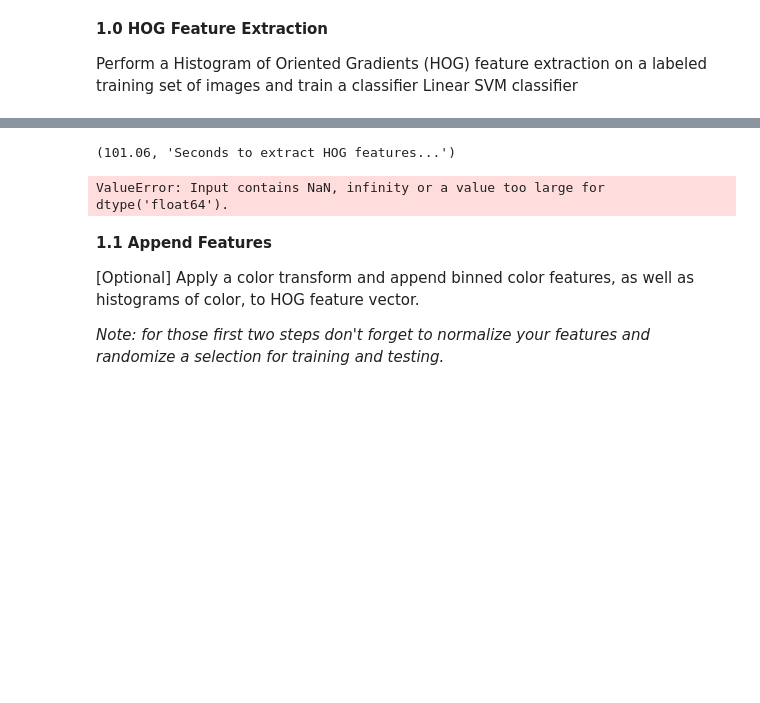
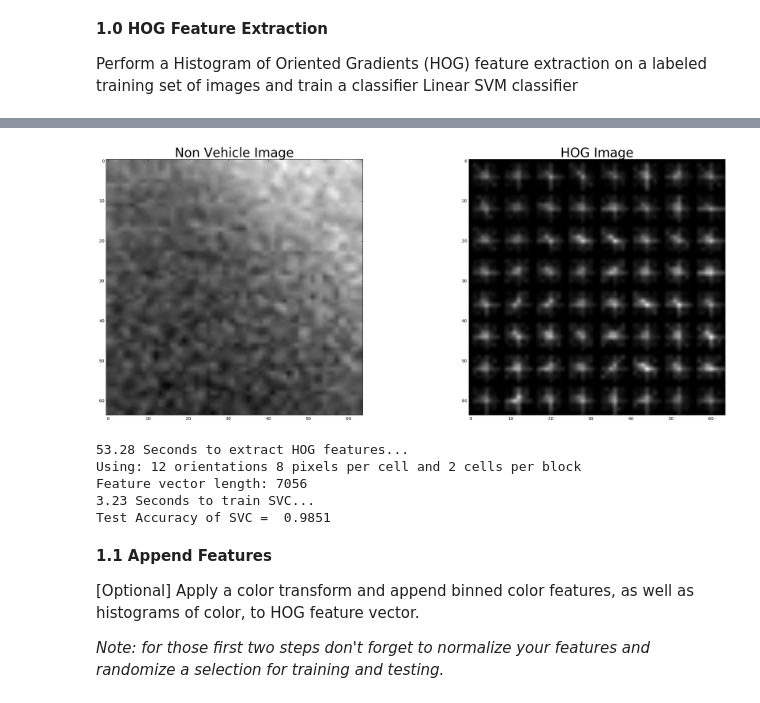
Before and after one commit to toluwajosh/CarND-Vehicle-Detection, a Jupyter notebook: pipeline_session.ipynb, the cells around one changed output, grey strips where cells are left out. Saved outputs shown, nothing was run; the diff lists cells and outputs as text; code cells hidden in the pictures; blank space fills up the shorter version.

```diff
--- a/pipeline_session.ipynb
+++ b/pipeline_session.ipynb
@@ -109,18 +166,48 @@ non-vehicles/non-vehicles\Extras\extra1.png
+# %%
+# visualize HOG features of non vehicle
+test_image = mpimg.imread(non_vehicles[120])
+test_image = cv2.cvtColor(test_image, cv2.COLOR_RGB2GRAY)
+features, hog_image = get_hog_features(test_image, orient=12, pix_per_cell=8,
+                                       cell_per_block=2,vis=True, feature_vec=True)
+
+# display results
+f, (ax1, ax2) = plt.subplots(1, 2, figsize=(24, 9)) #
+f.tight_layout()
+
+ax1.imshow(test_image, cmap='gray')
+ax1.set_title('Non Vehicle Image', fontsize=30)
+ax2.imshow(hog_image, cmap='gray')
+ax2.set_title('HOG Image', fontsize=30)
+# f.savefig('output_images/non_vehicle_hog_features.jpg')
+# %% [output]
+[figure, added]
 # %%
-colorspace = 'YUV' # Can be RGB, HSV, LUV, HLS, YUV, YCrCb
-orient = 9
-pix_per_cell = 8
-cell_per_block = 2
+color_space = 'YCrCb' # Can be RGB, HSV, LUV, HLS, YUV, YCrCb
+orient = 12  # HOG orientations
+pix_per_cell = 8 # HOG pixels per cell
+cell_per_block = 2 # HOG cells per block
 hog_channel = 'ALL' # Can be 0, 1, 2, or "ALL"
+spatial_size = (64, 64) # Spatial binning dimensions
+hist_bins = 32    # Number of histogram bins
+spatial_feat = False # Spatial features on or off
+hist_feat = False # Histogram features on or off
+hog_feat = True # HOG features on or off
+y_start_stop = [480, None] # Min and max in y to search in slide_window()
 
 t=time.time()
 
-vehicle_features = extract_features(vehicles, cspace=colorspace, orient=orient,
-                        pix_per_cell=pix_per_cell, cell_per_block=cell_per_block,
-                        hog_channel=hog_channel)
-non_vehicle_features = extract_features(non_vehicles, cspace=colorspace, orient=orient,
-                        pix_per_cell=pix_per_cell, cell_per_block=cell_per_block,
-                        hog_channel=hog_channel)
+vehicle_features = extract_features(vehicles, color_space=color_space,
+                        spatial_size=spatial_size, hist_bins=hist_bins,
+                        orient=orient, pix_per_cell=pix_per_cell,
+                        cell_per_block=cell_per_block,
+                        hog_channel=hog_channel, spatial_feat=spatial_feat,
+                        hist_feat=hist_feat, hog_feat=hog_feat)
+non_vehicle_features = extract_features(non_vehicles, color_space=color_space,
+                        spatial_size=spatial_size, hist_bins=hist_bins,
+                        orient=orient, pix_per_cell=pix_per_cell,
+                        cell_per_block=cell_per_block,
+                        hog_channel=hog_channel, spatial_feat=spatial_feat,
+                        hist_feat=hist_feat, hog_feat=hog_feat)
 t2 = time.time()
 print(round(t2-t, 2), 'Seconds to extract HOG features...')
 
@@ -162,8 +249,11 @@ print('Test Accuracy of SVC = ', round(svc.score(X_test, y_test), 4))
 # t2 = time.time()
 # print(round(t2-t, 5), 'Seconds to predict', n_predict,'labels with SVC')
 # %% [output]
-(101.06, 'Seconds to extract HOG features...')
+53.28 Seconds to extract HOG features...
+Using: 12 orientations 8 pixels per cell and 2 cells per block
+Feature vector length: 7056
+3.23 Seconds to train SVC...
+Test Accuracy of SVC =  0.9851
-ValueError: Input contains NaN, infinity or a value too large for dtype('float64').
 # %% [markdown]
 **1.1 Append Features**
 
```
Also changed, not shown: parts of 12 cells of this notebook, 3 other files.
